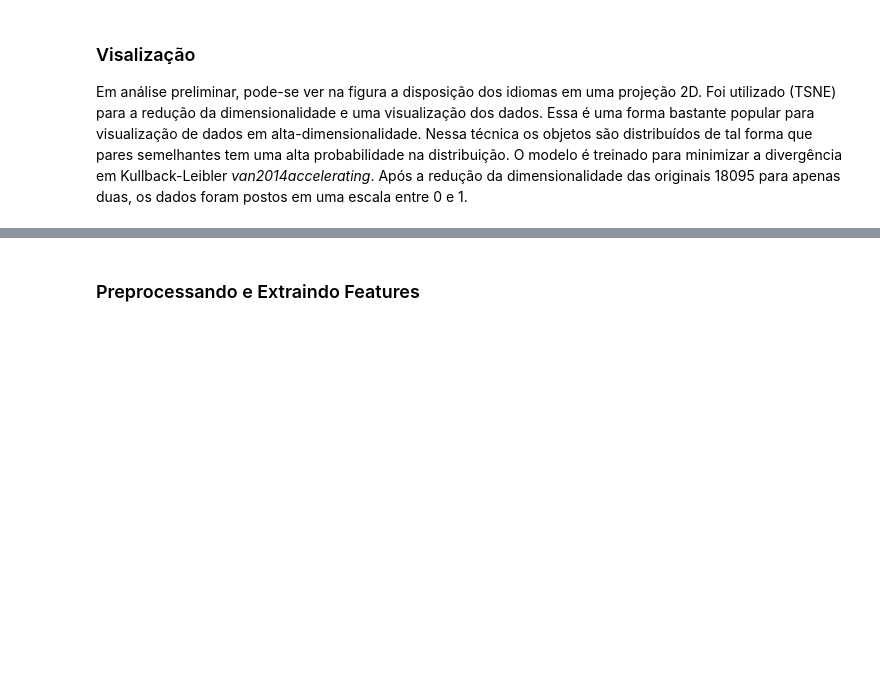
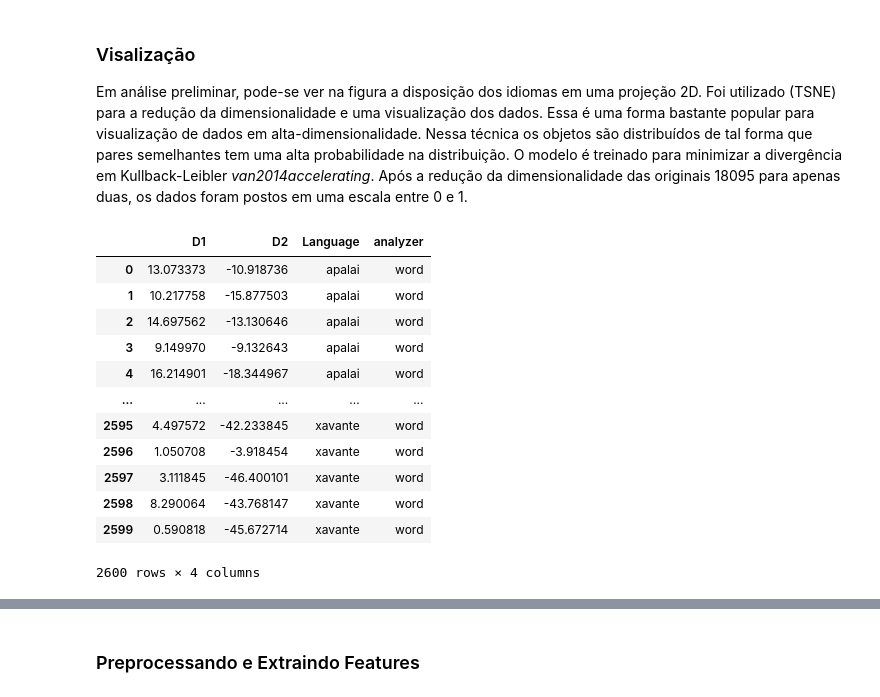
Before and after one commit to Tiagoblima/brazilian-languages-eniac2021, a Jupyter notebook: Supervised_Classification_Benchmark.ipynb, the cells around one changed output, grey strips where cells are left out. Cells and saved outputs as stored; diff of their text form; code cells hidden in the pictures; blank space fills up the shorter version.

```diff
--- a/Supervised_Classification_Benchmark.ipynb
+++ b/Supervised_Classification_Benchmark.ipynb
@@ -68,3 +57,7 @@ pd.DataFrame.from_dict(Counter(y), orient='index')
 # %%
-tfidf = TfidfVectorizer(analyzer='word', ngram_range=(2, 3))
-X_transformed = tfidf.fit_transform(X)
+tfidf_word = TfidfVectorizer(analyzer='word', ngram_range=(2, 3))
+X_word_transformed = tfidf_word.fit_transform(X)
+
+tfidf_char = TfidfVectorizer(analyzer='char', ngram_range=(2, 3))
+X_char_transformed = tfidf_char.fit_transform(X)
+X_char_transformed.shape
@@ -96,3 +93,23 @@ Essa é uma forma bastante popular para visualização de dados em alta-dimensio
 Nessa técnica os objetos são distribuídos de tal forma que pares semelhantes tem uma alta probabilidade na distribuição.
 O modelo é treinado para minimizar a divergência em Kullback-Leibler *van2014accelerating*.
 Após a redução da dimensionalidade das originais 18095 para apenas duas,  os dados foram postos em uma escala entre 0 e 1.
+# %%
+word_df = pd.DataFrame(X_word_embedded, columns=['D1', 'D2'])
+word_df['Language'] = y
+word_df['analyzer'] = 'word'
+
+word_df
+# %% [output]
+|  | D1 | D2 | Language | analyzer |
+| 0 | 13.073373 | -10.918736 | apalai | word |
+| 1 | 10.217758 | -15.877503 | apalai | word |
+| 2 | 14.697562 | -13.130646 | apalai | word |
+| 3 | 9.149970 | -9.132643 | apalai | word |
+| 4 | 16.214901 | -18.344967 | apalai | word |
+| ... | ... | ... | ... | ... |
+| 2595 | 4.497572 | -42.233845 | xavante | word |
+| 2596 | 1.050708 | -3.918454 | xavante | word |
+| 2597 | 3.111845 | -46.400101 | xavante | word |
+| 2598 | 8.290064 | -43.768147 | xavante | word |
+| 2599 | 0.590818 | -45.672714 | xavante | word |
+2600 rows × 4 columns
```
Also changed, not shown: parts of 24 cells of this notebook, 3 other files.
